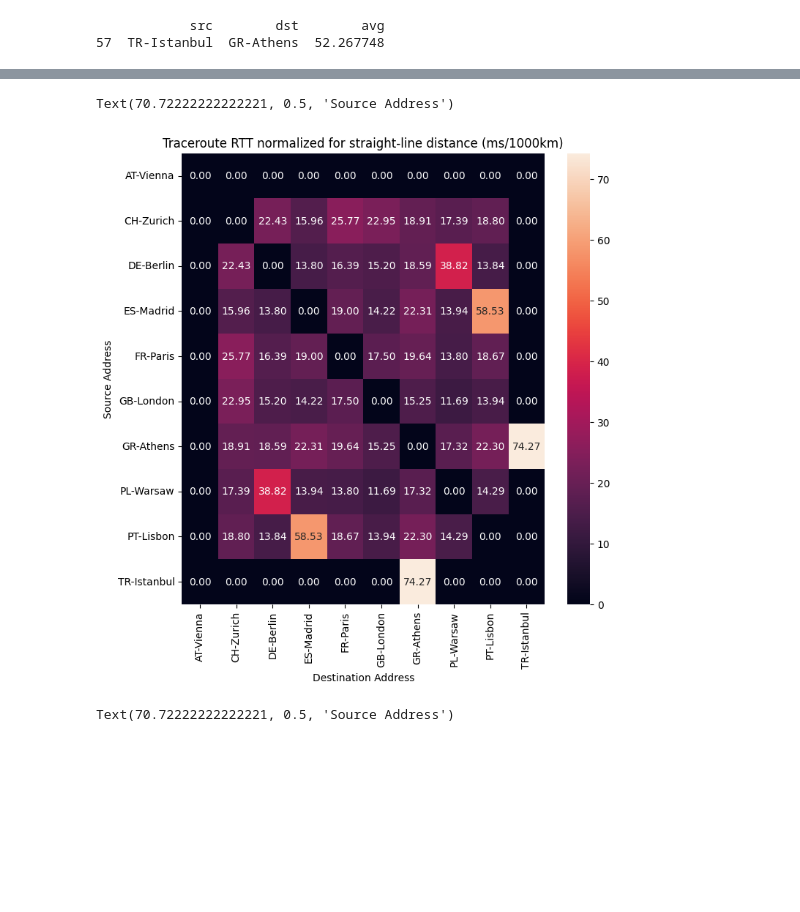
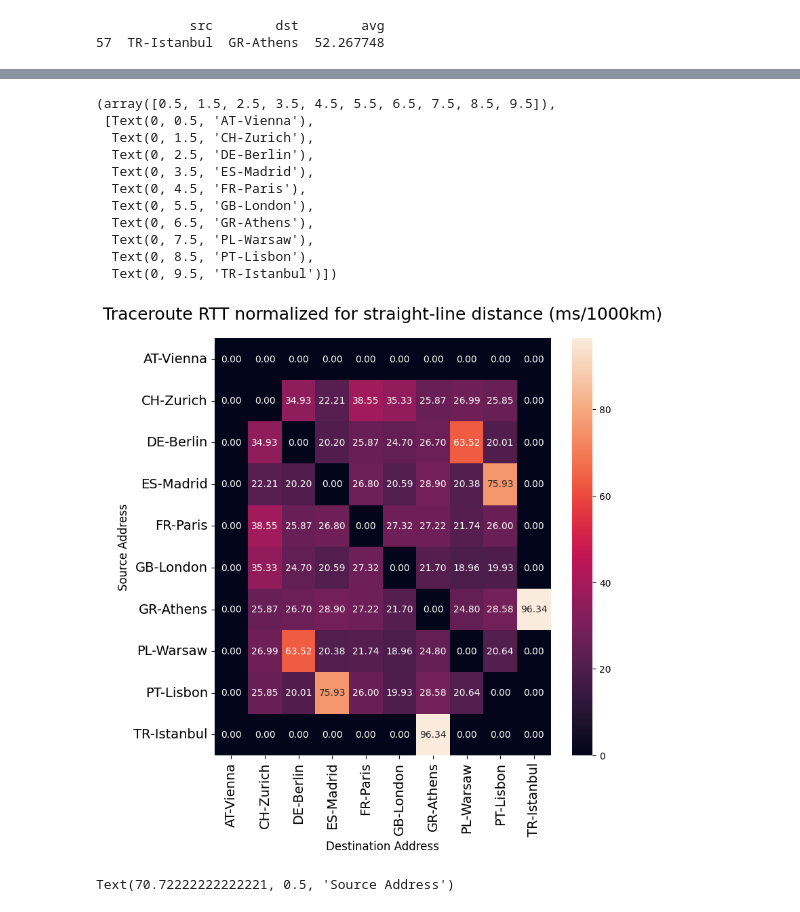
Before and after one commit to thomas-schleicher/software-praktikum, a Jupyter notebook: results/notebooks/full_traceroute.ipynb, the cells around one changed output, grey strips where cells are left out. Drawn from its saved outputs; the diff is of its cells as text; code cells hidden in the pictures; blank space fills up the shorter version.

Commit message:
update to new distance measurement calculation

```diff
--- a/results/notebooks/full_traceroute.ipynb
+++ b/results/notebooks/full_traceroute.ipynb
@@ -19,6 +19,7 @@ ip_map = {
 }
 # %%
 import geopandas as gpd
+from geopy.distance import geodesic
 
 cities = {
     "GB-London": (-0.0695, 51.5185),
@@ -44,18 +45,36 @@ gdf = gpd.GeoDataFrame(
     crs="EPSG:4326"
 )
 
-gdf = gdf.to_crs("EPSG:3857")
+# gdf = gdf.to_crs("EPSG:3857")
 
 dist_rows = []
-for src_city, dst_city in product(gdf['city'], repeat=2):
-    src_geom = gdf[gdf['city'] == src_city].geometry.values[0]
-    dst_geom = gdf[gdf['city'] == dst_city].geometry.values[0]
+# for src_city, dst_city in product(gdf['city'], repeat=2):
+#     src_geom = gdf[gdf['city'] == src_city].geometry.values[0]
+#     dst_geom = gdf[gdf['city'] == dst_city].geometry.values[0]
 
-    dist_km = src_geom.distance(dst_geom) / 1000
+#     dist_km = src_geom.distance(dst_geom) / 1000
+
+#     dist_rows.append({
+#         "src": src_city,
+#         "dst": dst_city,
+#         "distance_km": dist_km
+#     })
+# dist_df = pd.DataFrame(dist_rows)
+
+for src_city, dst_city in product(cities.keys(), repeat=2):
+    coord_src = (cities[src_city][1], cities[src_city][0])
+    coord_dst = (cities[dst_city][1], cities[dst_city][0])
+
+    # Berechnung der Distanz auf dem WGS-84 Ellipsoid
+    dist_km = geodesic(coord_src, coord_dst).kilometers
 
     dist_rows.append({
         "src": src_city,
         "dst": dst_city,
         "distance_km": dist_km
     })
+
 dist_df = pd.DataFrame(dist_rows)
+
+# with pd.option_context('display.max_colwidth', None, 'display.max_rows', None):
+display(dist_df)
@@ -154,12 +200,25 @@ Text(70.72222222222221, 0.5, 'Source Address')
 # %%
 plt.figure(figsize=(8,8))
 sns.heatmap(merged_good, annot=True, fmt="0.2f", cmap="rocket")
-plt.title("Traceroute RTT normalized for straight-line distance (ms/1000km)")
-plt.xlabel("Destination Address")
-plt.ylabel("Source Address")
+plt.title("Traceroute RTT normalized for straight-line distance (ms/1000km)", fontsize=18, pad=20)
+plt.xlabel("Destination Address", fontsize=12)
+plt.ylabel("Source Address", fontsize=12)
+
+plt.xticks(fontsize=14)
+plt.yticks(fontsize=14)
 # %% [output]
-Text(70.72222222222221, 0.5, 'Source Address')
+(array([0.5, 1.5, 2.5, 3.5, 4.5, 5.5, 6.5, 7.5, 8.5, 9.5]),
+ [Text(0, 0.5, 'AT-Vienna'),
+  Text(0, 1.5, 'CH-Zurich'),
+  Text(0, 2.5, 'DE-Berlin'),
+  Text(0, 3.5, 'ES-Madrid'),
+  Text(0, 4.5, 'FR-Paris'),
+  Text(0, 5.5, 'GB-London'),
+  Text(0, 6.5, 'GR-Athens'),
+  Text(0, 7.5, 'PL-Warsaw'),
+  Text(0, 8.5, 'PT-Lisbon'),
+  Text(0, 9.5, 'TR-Istanbul')])
-[figure, old version]
+[figure, new version]
 # %%
 plt.figure(figsize=(8,8))
 sns.heatmap(trace_errors_heatmap_data, fmt="0.0f", annot=True, cmap="rocket")
```
Also changed, not shown: parts of 4 cells of this notebook, 9 other files.
